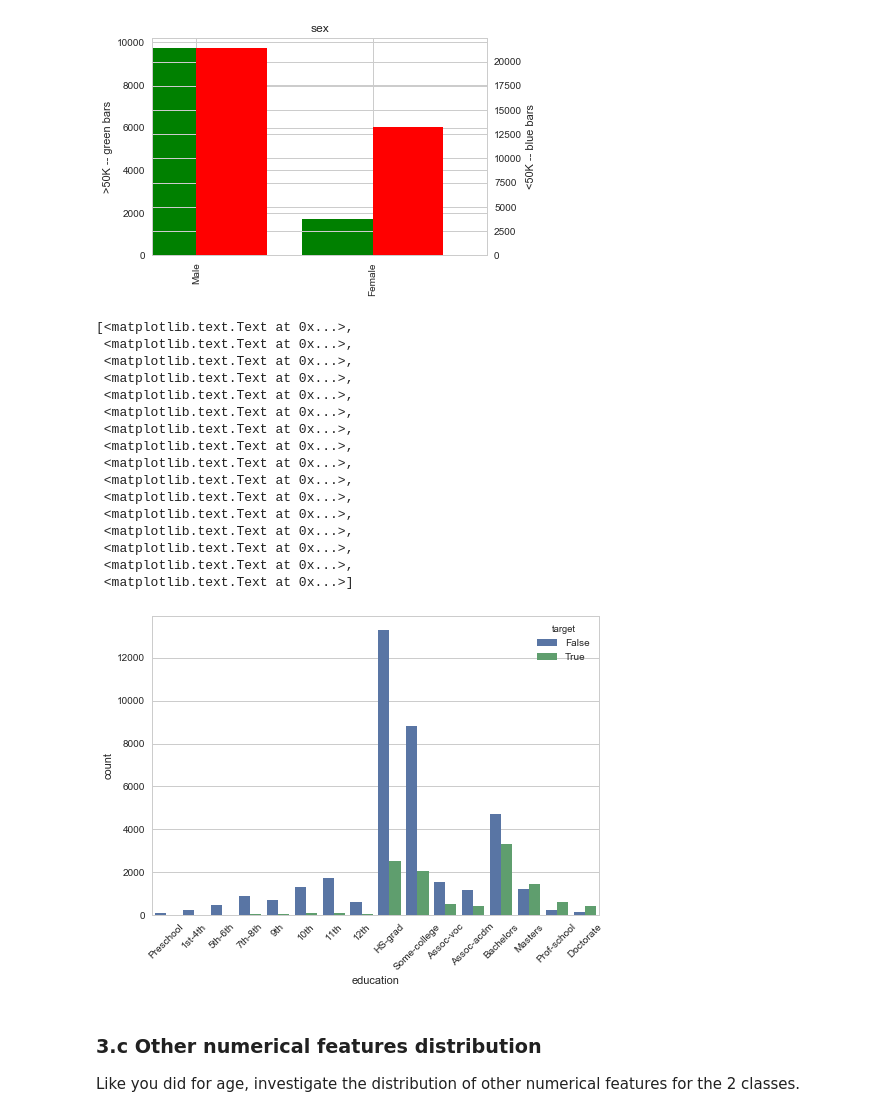
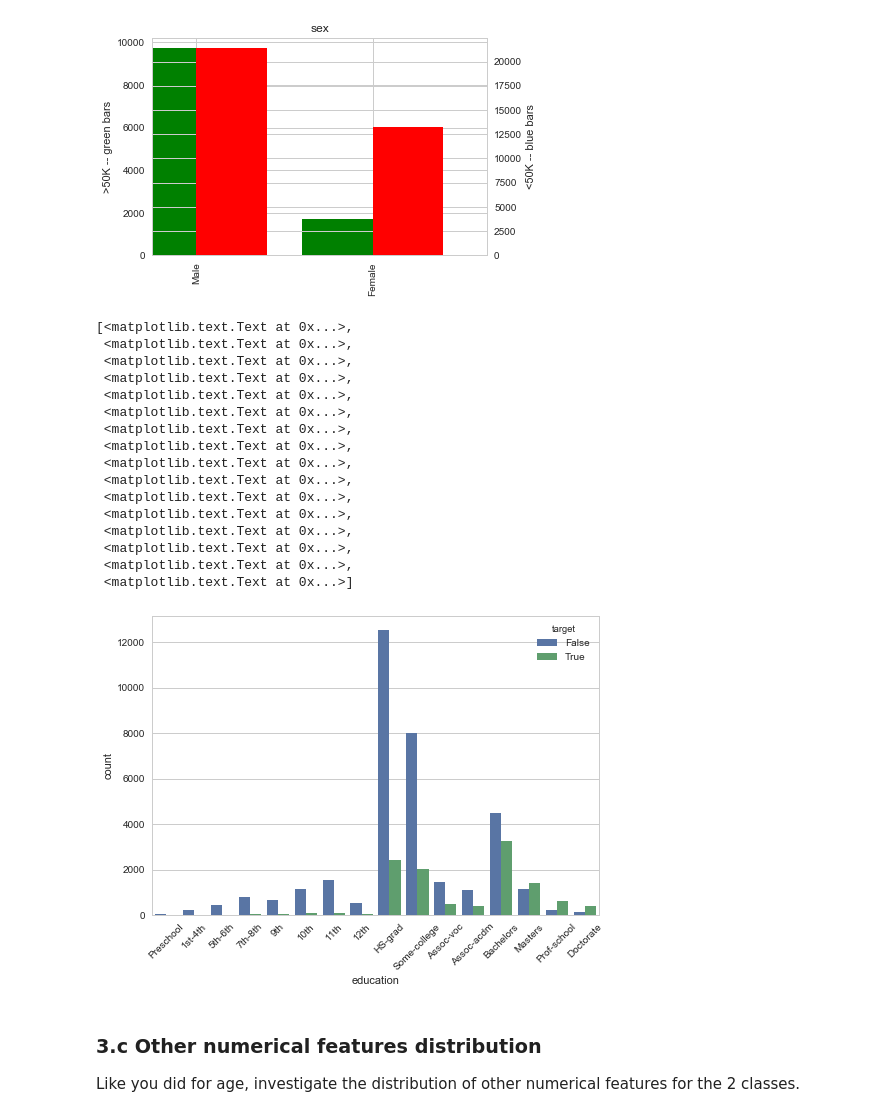
Before and after one commit to matthewbrems/old, a Jupyter notebook: curriculum/05-week/5.07-review-lab/code/starter-code/jd-review-lab.ipynb, the cells around one changed output. Drawn from its saved outputs; the diff is of its cells as text; code cells hidden in the pictures.

```diff
--- a/curriculum/05-week/5.07-review-lab/code/starter-code/jd-review-lab.ipynb
+++ b/curriculum/05-week/5.07-review-lab/code/starter-code/jd-review-lab.ipynb
@@ -247,32 +247,31 @@ plot_by_target(['workclass','education','marital-status','occupation','relations
 # %%
 import seaborn as sns
 sns.set(style="whitegrid", color_codes=True)
 
-sort_edu = education[['education','education-num']].sort_values('education-num')
-sort_edu.reset_index(drop=True)
-sort_edu.drop_duplicates(inplace=True)
-sort_edu = sort_edu.education.tolist()
+education = pd.DataFrame(adult[['education','education-num']].sort_values('education-num',ascending=True))
+sort_edu = education.education.unique().tolist()
 
-g=sns.countplot(x=education['education'],hue='target',data=education)
+
+g=sns.countplot(x=education.education,hue='target',data=adult)
 g.set_xticklabels(labels=sort_edu, rotation=45)
 # %% [output]
 [<matplotlib.text.Text at 0x...>,
  <matplotlib.text.Text at 0x...>,
  <matplotlib.text.Text at 0x...>,
  <matplotlib.text.Text at 0x...>,
  <matplotlib.text.Text at 0x...>,
  <matplotlib.text.Text at 0x...>,
  <matplotlib.text.Text at 0x...>,
  <matplotlib.text.Text at 0x...>,
  <matplotlib.text.Text at 0x...>,
  <matplotlib.text.Text at 0x...>,
  <matplotlib.text.Text at 0x...>,
  <matplotlib.text.Text at 0x...>,
  <matplotlib.text.Text at 0x...>,
  <matplotlib.text.Text at 0x...>,
  <matplotlib.text.Text at 0x...>,
  <matplotlib.text.Text at 0x...>]
-[figure, old version]
+[figure, new version]
 # %% [markdown]
 ### 3.c Other numerical features distribution
 
```
Also changed, not shown: parts of 8 cells of this notebook, 3 other files.
